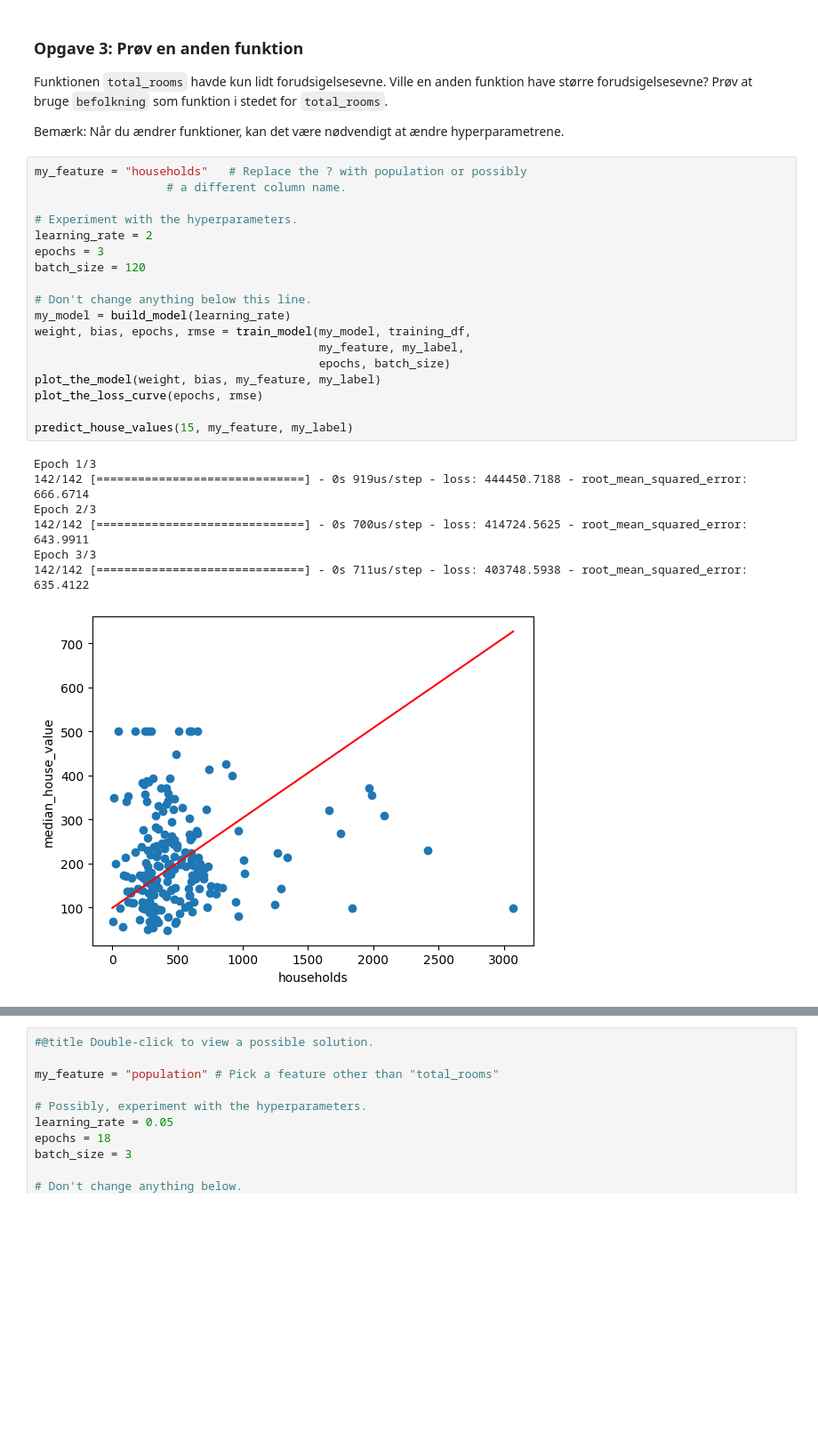
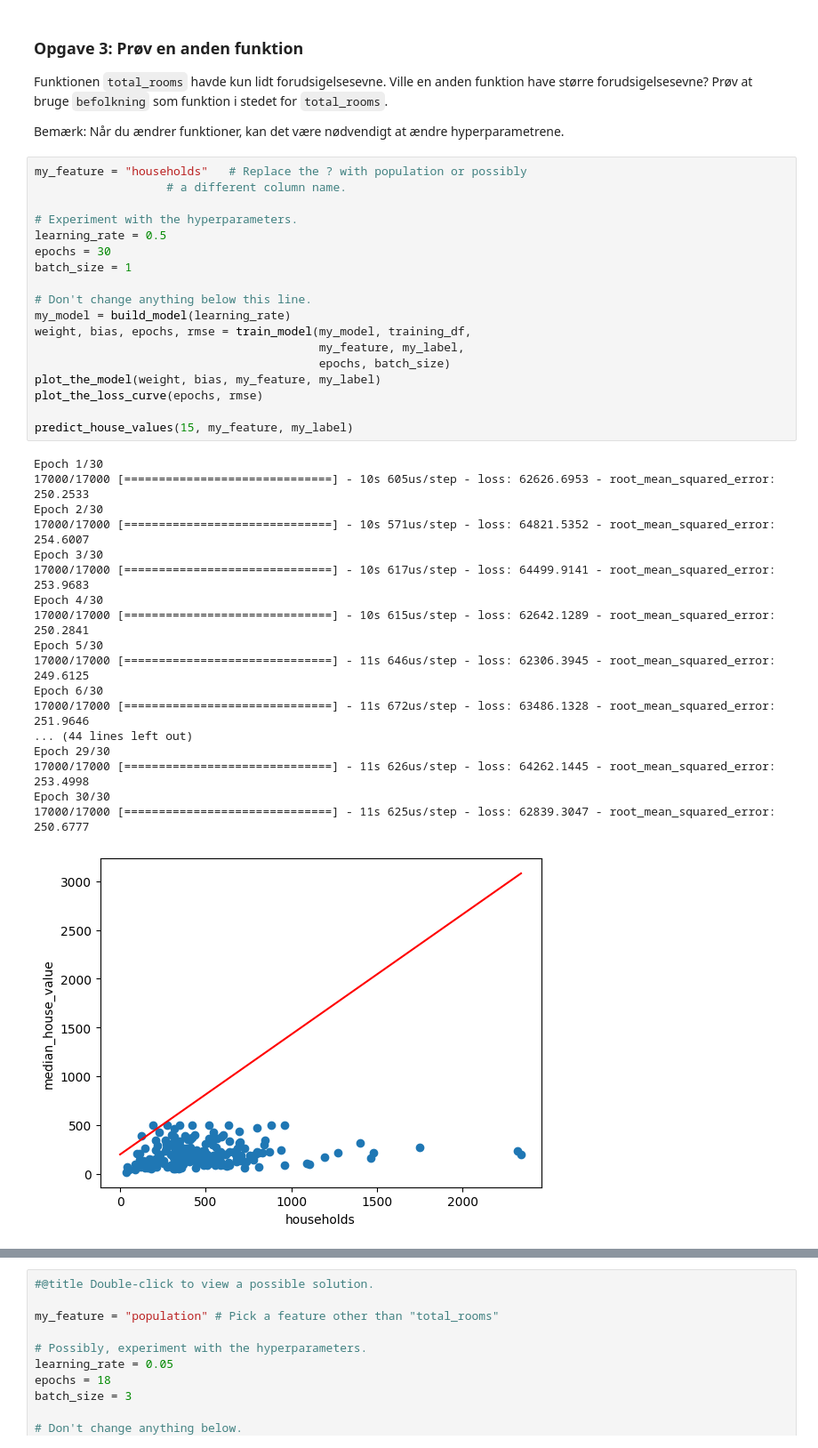
Before and after one commit to MAGS-GHC/ml-opgaver-ShiomeCode, a Jupyter notebook: 1. Regression/1. regression.ipynb, the cells around one changed output, grey strips where cells are left out. Shown at 89% size. Cells and saved outputs as stored; diff of their text form; blank space fills up the shorter version.

```diff
--- a/1. Regression/1. regression.ipynb
+++ b/1. Regression/1. regression.ipynb
@@ -788,26 +788,37 @@ Bemærk: Når du ændrer funktioner, kan det være nødvendigt at ændre hyperpa
 # %%
 my_feature = "households"   # Replace the ? with population or possibly
                    # a different column name.
 
 # Experiment with the hyperparameters.
-learning_rate = 2
-epochs = 3
-batch_size = 120
+learning_rate = 0.5
+epochs = 30
+batch_size = 1
 
 # Don't change anything below this line.
 my_model = build_model(learning_rate)
 weight, bias, epochs, rmse = train_model(my_model, training_df,
                                          my_feature, my_label,
                                          epochs, batch_size)
 plot_the_model(weight, bias, my_feature, my_label)
 plot_the_loss_curve(epochs, rmse)
 
 predict_house_values(15, my_feature, my_label)
 # %% [output]
-Epoch 1/3
-142/142 [==============================] - 0s 919us/step - loss: 444450.7188 - root_mean_squared_error: 666.6714
-Epoch 2/3
-142/142 [==============================] - 0s 700us/step - loss: 414724.5625 - root_mean_squared_error: 643.9911
-Epoch 3/3
-142/142 [==============================] - 0s 711us/step - loss: 403748.5938 - root_mean_squared_error: 635.4122
+Epoch 1/30
+17000/17000 [==============================] - 10s 605us/step - loss: 62626.6953 - root_mean_squared_error: 250.2533
+Epoch 2/30
+17000/17000 [==============================] - 10s 571us/step - loss: 64821.5352 - root_mean_squared_error: 254.6007
+Epoch 3/30
+17000/17000 [==============================] - 10s 617us/step - loss: 64499.9141 - root_mean_squared_error: 253.9683
+Epoch 4/30
+17000/17000 [==============================] - 10s 615us/step - loss: 62642.1289 - root_mean_squared_error: 250.2841
+Epoch 5/30
+17000/17000 [==============================] - 11s 646us/step - loss: 62306.3945 - root_mean_squared_error: 249.6125
+Epoch 6/30
+17000/17000 [==============================] - 11s 672us/step - loss: 63486.1328 - root_mean_squared_error: 251.9646
+... (44 lines left out)
+Epoch 29/30
+17000/17000 [==============================] - 11s 626us/step - loss: 64262.1445 - root_mean_squared_error: 253.4998
+Epoch 30/30
+17000/17000 [==============================] - 11s 625us/step - loss: 62839.3047 - root_mean_squared_error: 250.6777
-[figure, old version]
+[figure, new version]
```
Also changed, not shown: parts of 5 cells of this notebook.
